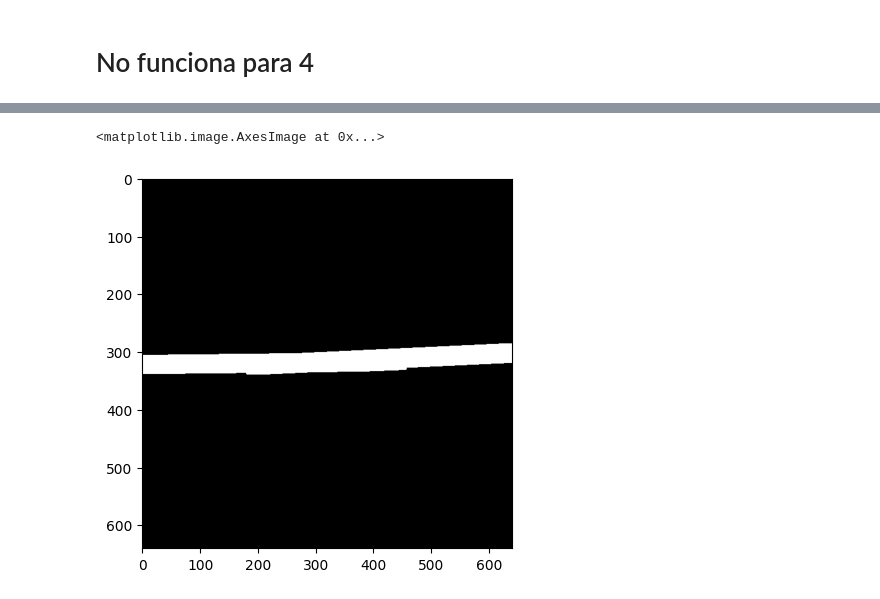
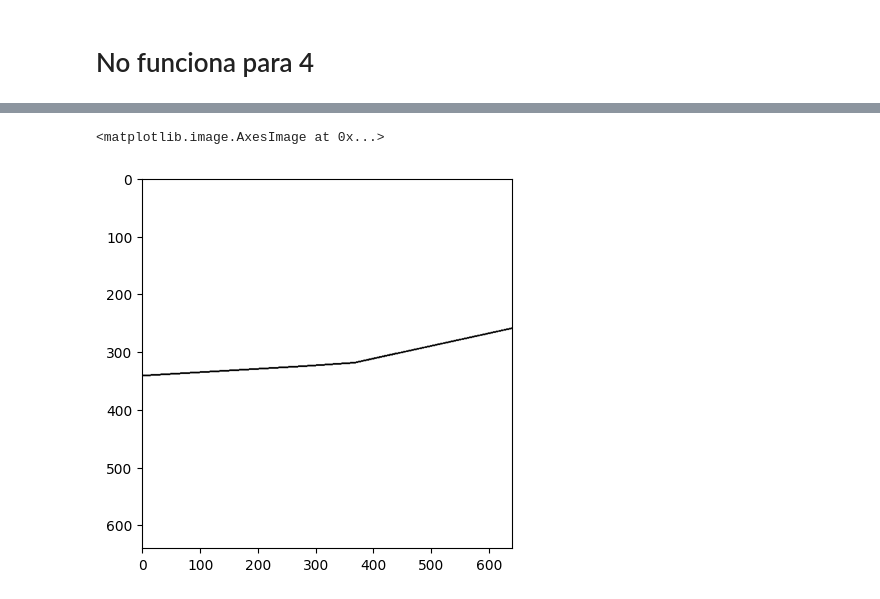
Before and after one commit to stevenaraujo98/integracion_pcl, a Jupyter notebook: detect_shape.ipynb, the cells around one changed output, grey strips where cells are left out. Cells and saved outputs as stored; diff of their text form; code cells hidden in the pictures.

```diff
--- a/detect_shape.ipynb
+++ b/detect_shape.ipynb
@@ -269,16 +269,16 @@ name_common 14_27_14_19_08_2024_IMG
 list_centroides = np.array([[     12.906,     -5.6716,      325.04], [    -84.022,     0.51156,      323.71], [      70.97,      -8.224,      234.19]])
 # I 4 personas
 list_centroides = np.array([[-60.347764176796, -3.9895528734680283, 392.65137437520553], [101.13981171199478, 3.144458126190732, 414.0616904725735], [29.924939360861327, -3.2556900596185194, 398.18851764504336], [-145.27083144918882,  -2.6295289001328976, 387.81273939946743]])
-list_centroides = np.array([[-52.16309054453149, -4.384728105946059, 391.1344645234868], [38.77345695124703, -2.26010745091458, 392.2968368956842], [113.85823660932037, 1.818539837867501, 395.4663406940613], [-132.6410352179658, 0.12461937105346088, 387.6726789974258]])
+# list_centroides = np.array([[-52.16309054453149, -4.384728105946059, 391.1344645234868], [38.77345695124703, -2.26010745091458, 392.2968368956842], [113.85823660932037, 1.818539837867501, 395.4663406940613], [-132.6410352179658, 0.12461937105346088, 387.6726789974258]])
 # C 4 personas
 # list_centroides = np.array([[-62.89662585235389, -4.244539765609056, 395.6929313342588], [-152.65559773092852, -1.116229748931671,  309.2238178977691], [36.97537186156347, -3.01008999724177, 382.5338752083111], [90.40059043138935, -4.564430817789882, 312.66217545792256]])
 
-centroide = np.array([  -0.048378,     -4.4613,      294.31])[[0, 2]]
-centroide = np.array([-18.638461138282178, -1.6825784267571784, 398.17858047307243])[[0, 2]]
-centroide = np.array([-8.043108050482473, -1.1754190869849193, 391.6425802776645])[[0, 2]]
-# centroide = np.array([-22.044065322582394, -3.2338225823930946, 350.0281999745654])[[0, 2]]
+centroide_tmp = np.array([  -0.048378,     -4.4613,      294.31])[[0, 2]]
+centroide_tmp = np.array([-18.638461138282178, -1.6825784267571784, 398.17858047307243])[[0, 2]]
+# centroide_tmp = np.array([-8.043108050482473, -1.1754190869849193, 391.6425802776645])[[0, 2]]
+# centroide_tmp = np.array([-22.044065322582394, -3.2338225823930946, 350.0281999745654])[[0, 2]]
 
-avg_normal = np.array([   -0.10239,   -0.063222,    -0.99273])[[0, 2]]
-avg_normal = np.array([-0.008791280175760096, -0.06316180010548747, -0.9979645787302803])[[0, 2]]
-avg_normal = np.array([0.07352600043371224, -0.07850698984664584, -0.994198460975192])[[0, 2]]
-# avg_normal = np.array([-0.9466273703669277, -0.32055629970791966, -0.033768037991010316])[[0, 2]]
+avg_normal_tmp = np.array([   -0.10239,   -0.063222,    -0.99273])[[0, 2]]
+avg_normal_tmp = np.array([-0.008791280175760096, -0.06316180010548747, -0.9979645787302803])[[0, 2]]
+# avg_normal_tmp = np.array([0.07352600043371224, -0.07850698984664584, -0.994198460975192])[[0, 2]]
+# avg_normal_tmp = np.array([-0.9466273703669277, -0.32055629970791966, -0.033768037991010316])[[0, 2]]
@@ -446,12 +491,12 @@ half_re_size = re_size//2
 img = np.ones((big_size, big_size, 3), dtype=np.uint8) * 255
 
 list_points = []
-mean_x = int(centroide[0]) + 400
-mean_y = int(centroide[1])
+mean_x = int(centroide_tmp[0]) + 400
+mean_y = int(centroide_tmp[1])
 list_inf = []
 
 
-for simplex in list_centroides_sorted:
+for simplex in list_union_centroides:
     pos0 = simplex[0]
     pos1 = simplex[1]
     p1, p2 = puntos[simplex]
@@ -515,29 +560,29 @@ arrow_left 0 387
 # %%
 
 # # proyectar una linea que pase por dos puntos hacia el infinito
 # for points in list_inf:
 #     cv2.line(img, points[0], points[1], (0, 0, 0), 2)
 
 if mean_y-half_re_size < 0:
     img_crop = img[:re_size, :]
 elif mean_y+half_re_size > big_size:
     img_crop = img[big_size-re_size:, :]
 else:
     img_crop = img[mean_y-half_re_size:mean_y+half_re_size, :]
 
 if mean_x-half_re_size < 0:
     img_crop = img_crop[:, :re_size]
 elif mean_x+half_re_size > big_size:
     img_crop = img_crop[:, big_size-re_size:]
 else:
     img_crop = img_crop[:, mean_x-half_re_size:mean_x+half_re_size]
 
 img_crop = cv2.flip(img_crop, 0)
-# plt.imshow(img_crop)
+plt.imshow(img_crop)
 
-img_res = cv2.erode(img_crop, cv2.getStructuringElement(cv2.MORPH_RECT, (3, 3)), iterations=15) # _thick
-img_res_2 = cv2.bitwise_not(img_res) # _not_thick
-plt.imshow(img_res_2)
+# img_res = cv2.erode(img_crop, cv2.getStructuringElement(cv2.MORPH_RECT, (3, 3)), iterations=15) # _thick
+# img_res_2 = cv2.bitwise_not(img_res) # _not_thick
+# plt.imshow(img_res_2)
 # %% [output]
 <matplotlib.image.AxesImage at 0x...>
-[figure, old version]
+[figure, new version]
```
Also changed, not shown: parts of 7 cells of this notebook, 1 other file.
